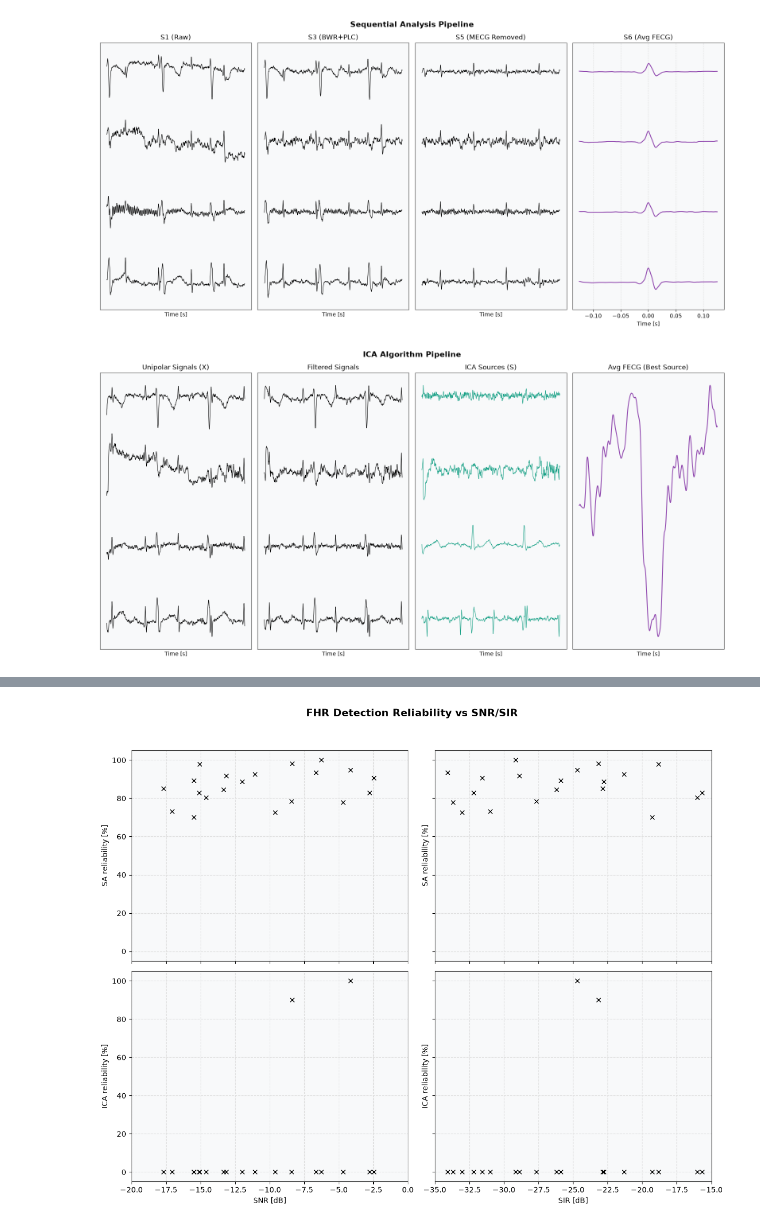
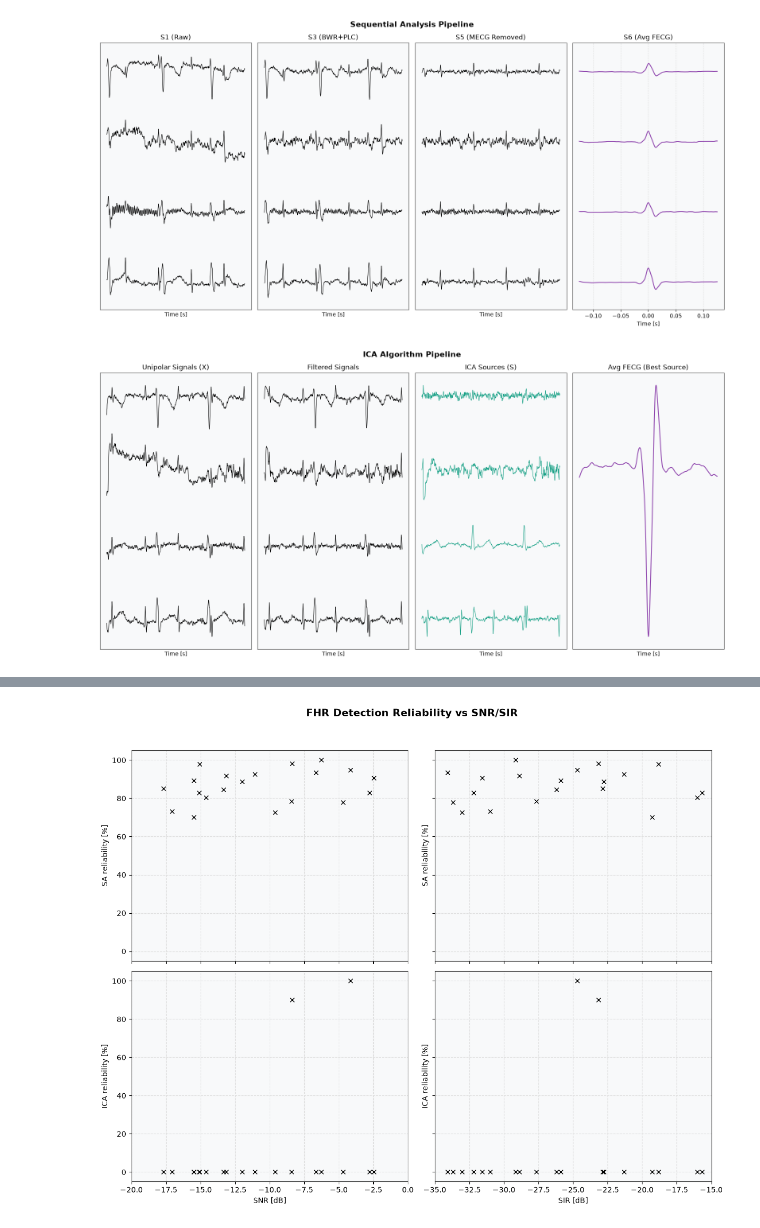
Before and after one commit to fedeceru/BSP_project, a Jupyter notebook: notebooks/main_analysis.ipynb, the cells around one changed output, grey strips where cells are left out. Cells and saved outputs as stored; diff of their text form; code cells hidden in the pictures.

```diff
--- a/notebooks/main_analysis.ipynb
+++ b/notebooks/main_analysis.ipynb
@@ -149,25 +148,28 @@ plot_pipeline_stages(t_2s, s1_resampled[plot_offset_target:plot_offset_target+pl
 [figure]
 [figure]
 # %%
-# 7. ICA for FECG Extraction (S7) - In alternative to JADE, we can use FastICA to extract fetal ECG components
+# 7. ICA for FECG Extraction - FastICA to extract fetal ECG components
 ica = FastICA(n_components=s4_signal.shape[1], random_state=42, whiten='unit-variance')
 ica_sources = ica.fit_transform(s4_signal)
 
-best_fecg_idx = 1
+# The QRS detector is applied to every component and the one yielding the most physiologically valid
+# FHR points is selected as the best fetal ECG source.
+fhr_point_counts = [len(fecg_ext.compute_fhr(fecg_ext.detect_fetal_qrs(ica_sources[:, i].reshape(-1, 1))))
+                     for i in range(ica_sources.shape[1])]
+best_fecg_idx = int(np.argmax(fhr_point_counts))
 best_fecg_source = ica_sources[:, best_fecg_idx].reshape(-1, 1) # single-channel matrix (n_samples, 1)
 
 fetal_peaks_ica = fecg_ext.detect_fetal_qrs(best_fecg_source)
 best_fecg_avg = fecg_ext.synchronous_averaging(best_fecg_source, fetal_peaks_ica, window_size_sec=0.25)
 if best_fecg_avg is None:
     best_fecg_avg = np.zeros((int(0.25 * fs_target), 1))
 
-# Plot Fig 8
 plot_ica_stages(t_2s, s1_resampled[:plot_samples_2s, :],
                  s4_signal[:plot_samples_2s, :],
                  ica_sources[:plot_samples_2s, :],
                  best_fecg_avg)
 # %% [output]
-[figure, old version]
+[figure, new version]
 # %%
 # Compute FHR for SA and ICA over a 60-second window
 fs_minutes = int(fs_target * 60.0)
```
Also changed, not shown: parts of 6 cells of this notebook.
